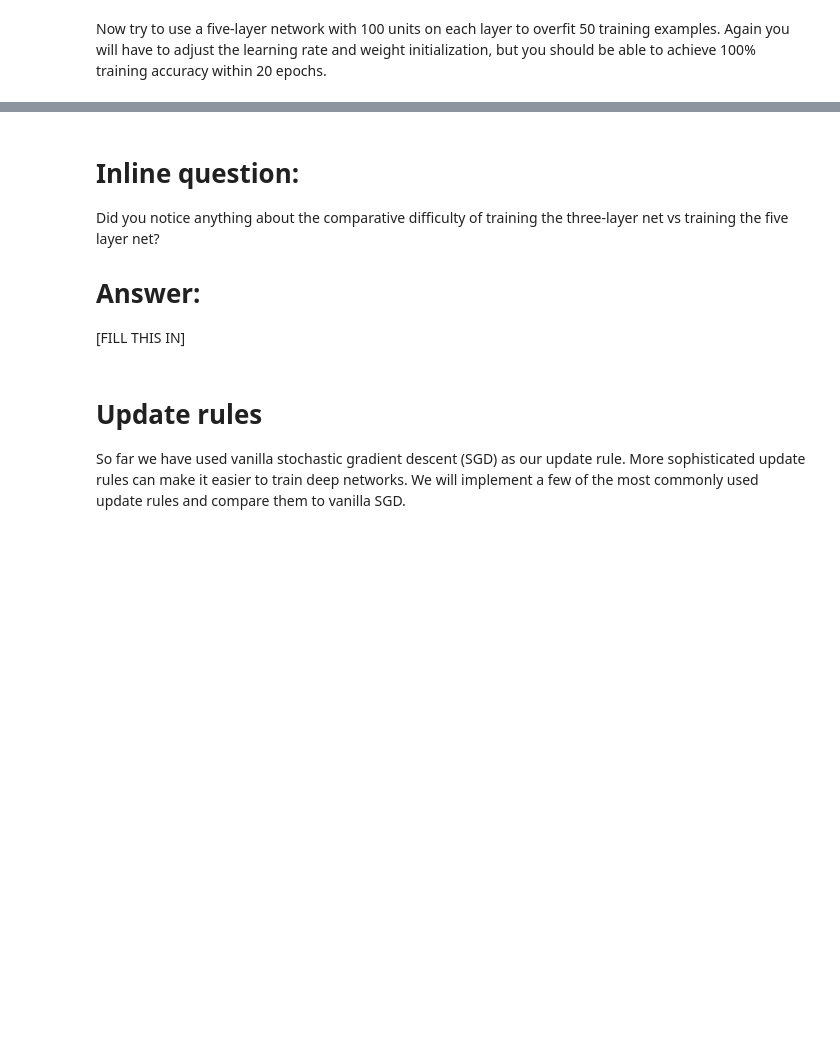
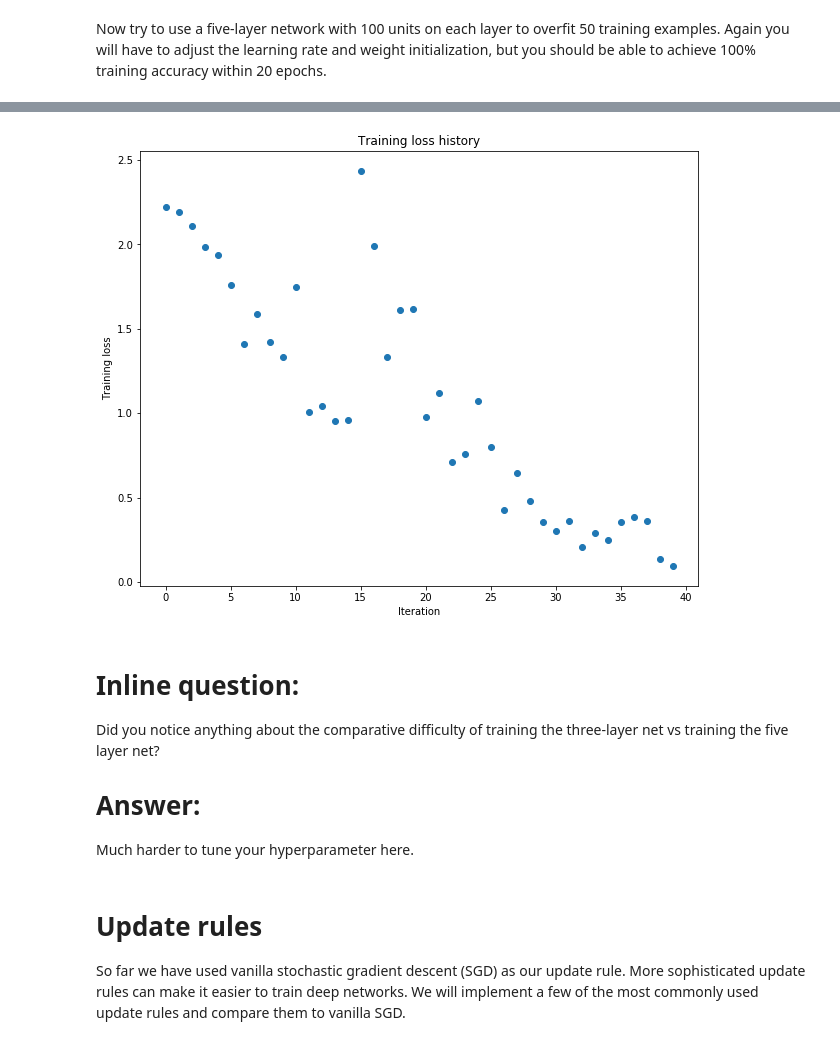
Before and after one commit to FDSMlhn/CS231_Stanford_Assignment, a Jupyter notebook: assignment2/FullyConnectedNets.ipynb, the cells around one changed output, grey strips where cells are left out. Saved outputs shown, nothing was run; the diff lists cells and outputs as text; code cells hidden in the pictures; blank space fills up the shorter version.

```diff
--- a/assignment2/FullyConnectedNets.ipynb
+++ b/assignment2/FullyConnectedNets.ipynb
@@ -428,8 +469,8 @@ small_data = {
   'y_val': data['y_val'],
 }
 
-learning_rate = 1e-3
-weight_scale = 1e-5
+learning_rate = 2.3e-2
+weight_scale = 3.3e-2
 model = FullyConnectedNet([100, 100, 100, 100],
                 weight_scale=weight_scale, dtype=np.float64)
 solver = Solver(model, small_data,
@@ -446,3 +487,4 @@ plt.title('Training loss history')
 plt.xlabel('Iteration')
 plt.ylabel('Training loss')
 plt.show()
+# %% [output]
@@ -449,9 +508,10 @@ plt.show()
+[figure, added]
 # %% [markdown]
 # Inline question:
 Did you notice anything about the comparative difficulty of training the three-layer net vs training the five layer net?
 
 # Answer:
-[FILL THIS IN]
+Much harder to tune your hyperparameter here.
 # %% [markdown]
 # Update rules
 So far we have used vanilla stochastic gradient descent (SGD) as our update rule. More sophisticated update rules can make it easier to train deep networks. We will implement a few of the most commonly used update rules and compare them to vanilla SGD.
```
Also changed, not shown: parts of 12 cells of this notebook, 2 other files.
